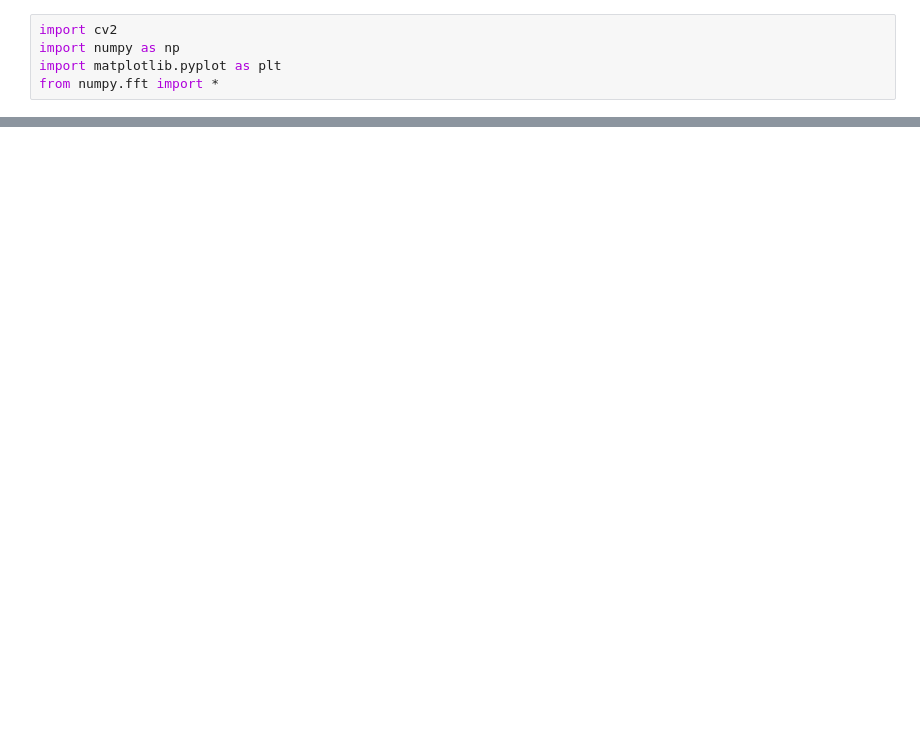
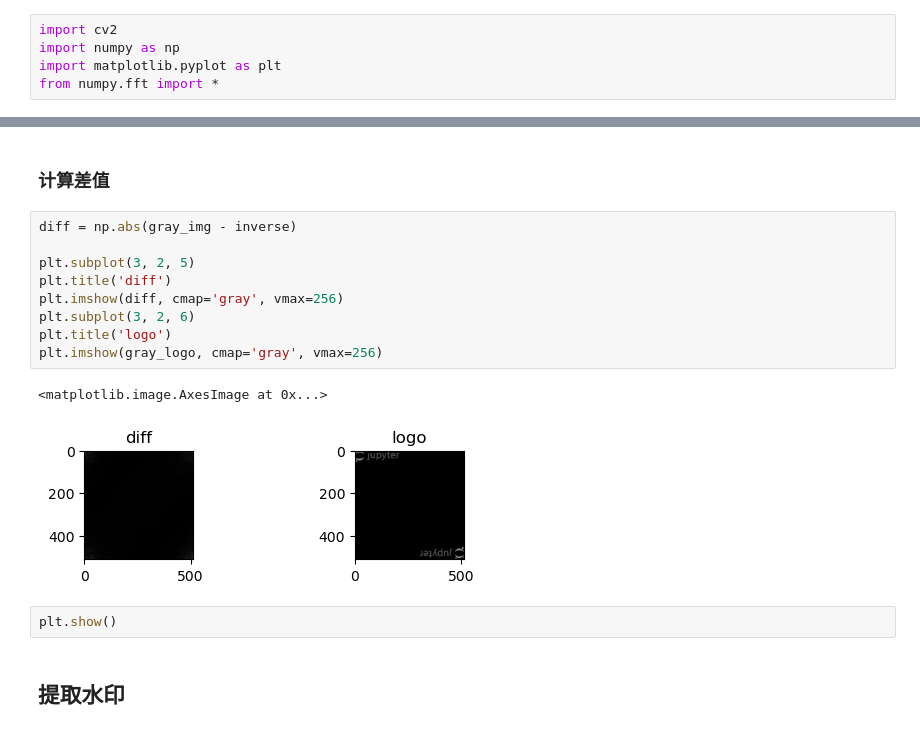
Before and after one commit to BobYue-01/2DFFT, a Jupyter notebook: fourier.ipynb, the cells around one changed output, grey strips where cells are left out. Drawn from its saved outputs; the diff is of its cells as text; blank space fills up the shorter version.

```diff
--- a/fourier.ipynb
+++ b/fourier.ipynb
@@ -39,0 +50,18 @@ plt.show()
+# %% [markdown]
+### 计算差值
+# %%
+diff = np.abs(gray_img - inverse)
+
+plt.subplot(3, 2, 5)
+plt.title('diff')
+plt.imshow(diff, cmap='gray', vmax=256)
+plt.subplot(3, 2, 6)
+plt.title('logo')
+plt.imshow(gray_logo, cmap='gray', vmax=256)
+# %% [output]
+<matplotlib.image.AxesImage at 0x...>
+[figure, added]
+# %%
+plt.show()
+# %% [markdown]
+## 提取水印
```
Also changed, not shown: parts of 7 cells of this notebook.
